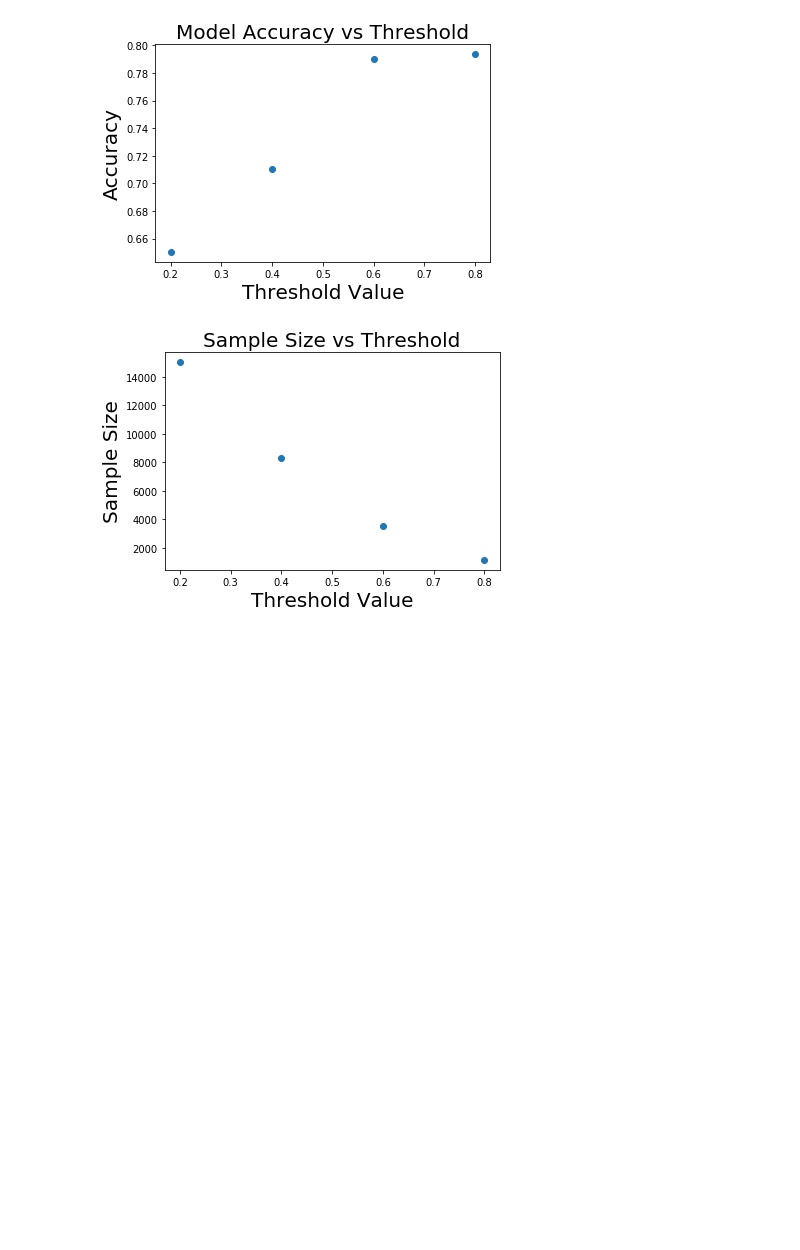
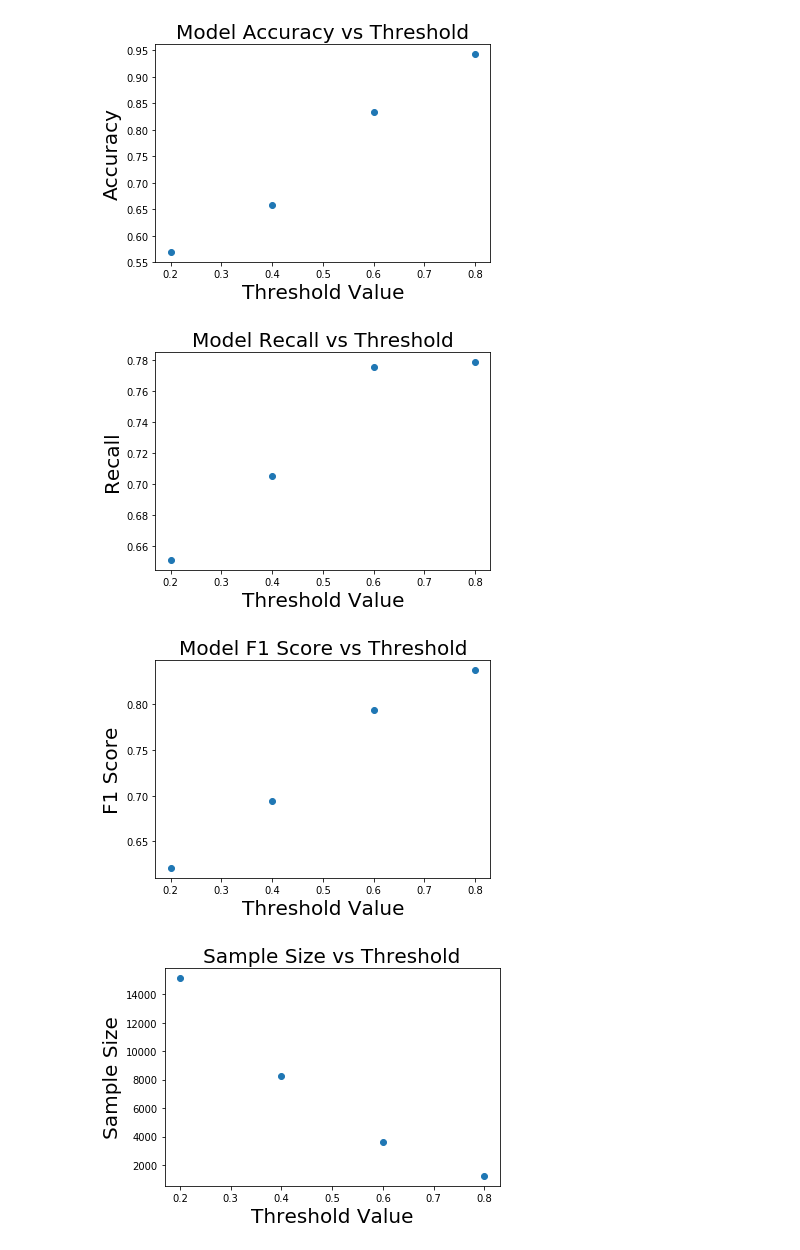
Before and after one commit to Moly-malibu/sentiment_analysis-1, a Jupyter notebook: sentiment_model/Sentiment_model_validation.ipynb, the cells around one changed output. Saved outputs shown, nothing was run; the diff lists cells and outputs as text; code cells hidden in the pictures; blank space fills up the shorter version.

```diff
--- a/sentiment_model/Sentiment_model_validation.ipynb
+++ b/sentiment_model/Sentiment_model_validation.ipynb
@@ -12,22 +18,20 @@ from process_text import clean_up_text
 from process_text import preprocess
 from process_text import string_cohesion
 
+# The amount of tweets to be used for the model validation
+N_subset = 20000
 
+# Specify the name of the file, along with the name of the columns
 file_name = './sentiment140/training.1600000.processed.noemoticon.csv'
 cols = ['sentiment','id','date','query_string','user','text']
 
-#data = pd.read_csv(file_name,sep=',')
+# Read in the data, randomly shuffle and reset the index
 df=pd.read_csv(file_name,header=None, names=cols,encoding = "ISO-8859-1")
 df=df.sample(frac=1)
 df=df.reset_index(drop=True)
 
-#df_pos = df[df['sentiment']==4]
-#df_neu = df[df['sentiment']==2]
-#df_neg = df[df['sentiment']==0]
-#df.describe()
-#print(len(df_pos),len(df_neu),len(df_neg), len(df))
-
-df = df[0:20000]
+# Take a subset of the data for faster evaluation
+df = df[0:N_subset]
 
 print(df.head())
 # %% [output]
@@ -121,11 +137,15 @@ A:  (8750, 2444)
 # %%
 from sklearn.metrics import accuracy_score
+from sklearn.metrics import recall_score
+from sklearn.metrics import f1_score
 from tqdm import tqdm
 
 
 threshold = [0.2,0.4,0.6,0.8]
 model_accuracy = []
 model_sample_size = []
+model_recall=[]
+model_f1=[]
 
 
 for t in threshold:
@@ -149,11 +169,19 @@ for t in threshold:
 
         pred,prob = sentiment_model(sample_text,t,vectorizer, loaded_lr,loaded_nb)
 
+
+        # We look only at non-neutral sentiment predictions
         if(pred!=0):
             y.append(y_true)
             sentiment_pred.append(pred)
             sentiment_prob.append(prob)
 
+    # Compute the accuracy and the recall of the models
     acc = accuracy_score(y_pred=sentiment_pred,y_true=y)
-    model_accuracy.append(acc)
+    rec = recall_score(y_pred=sentiment_pred, y_true=y)
+    f1 = f1_score(y_pred=sentiment_pred, y_true=y)
+
+    model_accuracy.append(rec)
+    model_recall.append(acc)
+    model_f1.append(f1)
     model_sample_size.append(len(y))
@@ -160,16 +190,30 @@ for t in threshold:
 # %%
 plt.plot(threshold,model_accuracy,'o')
 plt.title('Model Accuracy vs Threshold',size=20)
 plt.ylabel('Accuracy',size=20)
+plt.xlabel('Threshold Value',size=20)
+plt.show()
+
+plt.plot(threshold,model_recall,'o')
+plt.title('Model Recall vs Threshold',size=20)
+plt.ylabel('Recall',size=20)
+plt.xlabel('Threshold Value',size=20)
+plt.show()
+
+plt.plot(threshold,model_f1,'o')
+plt.title('Model F1 Score vs Threshold',size=20)
+plt.ylabel('F1 Score',size=20)
 plt.xlabel('Threshold Value',size=20)
 plt.show()
 
 
 plt.plot(threshold,model_sample_size,'o')
 plt.title('Sample Size vs Threshold',size=20)
 plt.ylabel('Sample Size',size=20)
 plt.xlabel('Threshold Value',size=20)
 plt.show()
 # %% [output]
-[figure, old version]
+[figure, new version]
-[figure, old version]
+[figure, new version]
+[figure, added]
+[figure, added]
```
Also changed, not shown: parts of 12 cells of this notebook.
